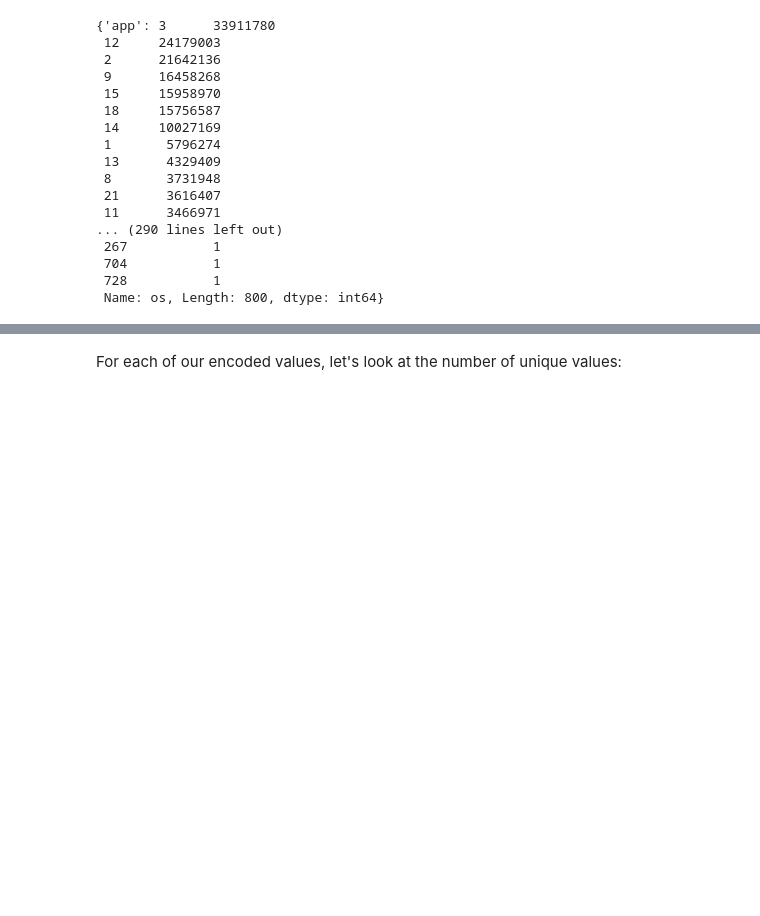
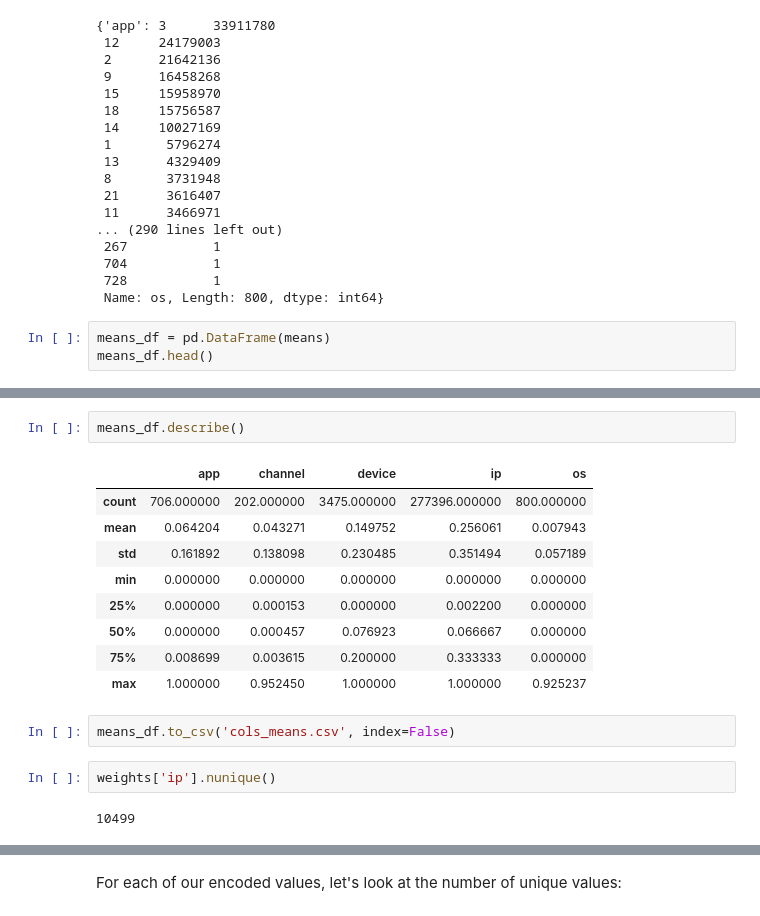
Before and after one commit to andersy005/kaggle-talkingdata-adtracking-fraud-detection, a Jupyter notebook: eda.ipynb, the cells around one changed output, grey strips where cells are left out. Cells and saved outputs as stored; diff of their text form; blank space fills up the shorter version.

Commit message:
save counts and weights

```diff
--- a/eda.ipynb
+++ b/eda.ipynb
@@ -150,3 +150,6 @@ weights
  704           1
  728           1
  Name: os, Length: 800, dtype: int64}
+# %%
+means_df = pd.DataFrame(means)
+means_df.head()
@@ -152,0 +163,18 @@ weights
+# %%
+means_df.describe()
+# %% [output]
+|  | app | channel | device | ip | os |
+| count | 706.000000 | 202.000000 | 3475.000000 | 277396.000000 | 800.000000 |
+| mean | 0.064204 | 0.043271 | 0.149752 | 0.256061 | 0.007943 |
+| std | 0.161892 | 0.138098 | 0.230485 | 0.351494 | 0.057189 |
+| min | 0.000000 | 0.000000 | 0.000000 | 0.000000 | 0.000000 |
+| 25% | 0.000000 | 0.000153 | 0.000000 | 0.002200 | 0.000000 |
+| 50% | 0.000000 | 0.000457 | 0.076923 | 0.066667 | 0.000000 |
+| 75% | 0.008699 | 0.003615 | 0.200000 | 0.333333 | 0.000000 |
+| max | 1.000000 | 0.952450 | 1.000000 | 1.000000 | 0.925237 |
+# %%
+means_df.to_csv('cols_means.csv', index=False)
+# %%
+weights['ip'].nunique()
+# %% [output]
+10499
```
Also changed, not shown: parts of 10 cells of this notebook.
